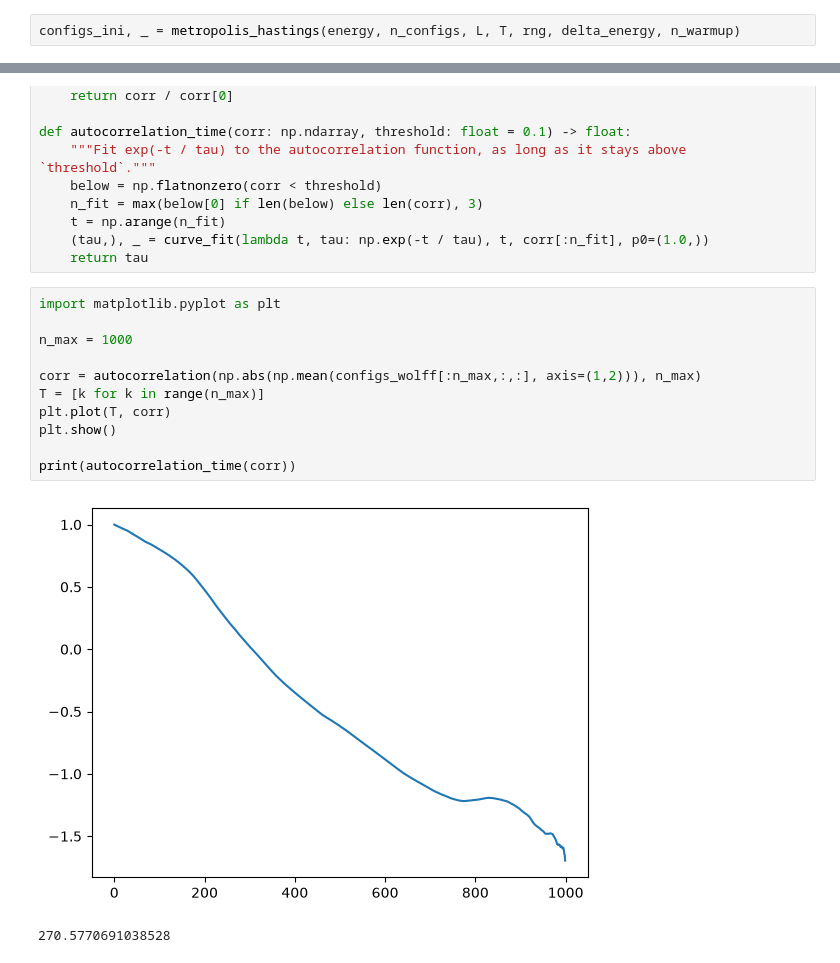
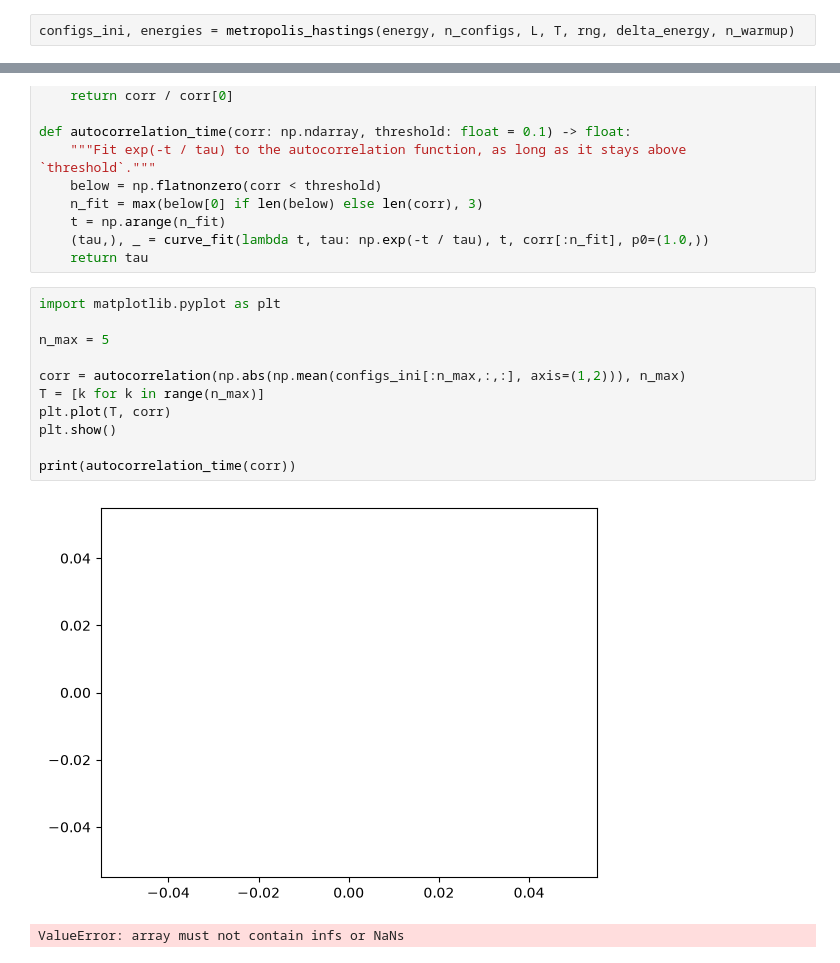
Before and after one commit to BigotQuentin/self-learning-monte-carlo, a Jupyter notebook: dossierdecode/complete_training.ipynb, the cells around one changed output, grey strips where cells are left out. Drawn from its saved outputs; the diff is of its cells as text.

```diff
--- a/dossierdecode/complete_training.ipynb
+++ b/dossierdecode/complete_training.ipynb
@@ -88,7 +88,7 @@ plt.show()
 # %% [output]
 [figure]
 # %%
-configs_ini, _ = metropolis_hastings(energy, n_configs, L, T, rng, delta_energy, n_warmup)
+configs_ini, energies = metropolis_hastings(energy, n_configs, L, T, rng, delta_energy, n_warmup)
 # %% [markdown]
 ## Step 2 : we train H_eff on those configs
 # %% [markdown]
@@ -287,14 +287,14 @@ def autocorrelation_time(corr: np.ndarray, threshold: float = 0.1) -> float:
 # %%
 import matplotlib.pyplot as plt
 
-n_max = 1000
+n_max = 5
 
-corr = autocorrelation(np.abs(np.mean(configs_wolff[:n_max,:,:], axis=(1,2))), n_max)
+corr = autocorrelation(np.abs(np.mean(configs_ini[:n_max,:,:], axis=(1,2))), n_max)
 T = [k for k in range(n_max)]
 plt.plot(T, corr)
 plt.show()
 
 print(autocorrelation_time(corr))
 # %% [output]
-[figure, old version]
+[figure, new version]
-270.5770691038528
+ValueError: array must not contain infs or NaNs
```
Also changed, not shown: parts of 1 cell of this notebook.
